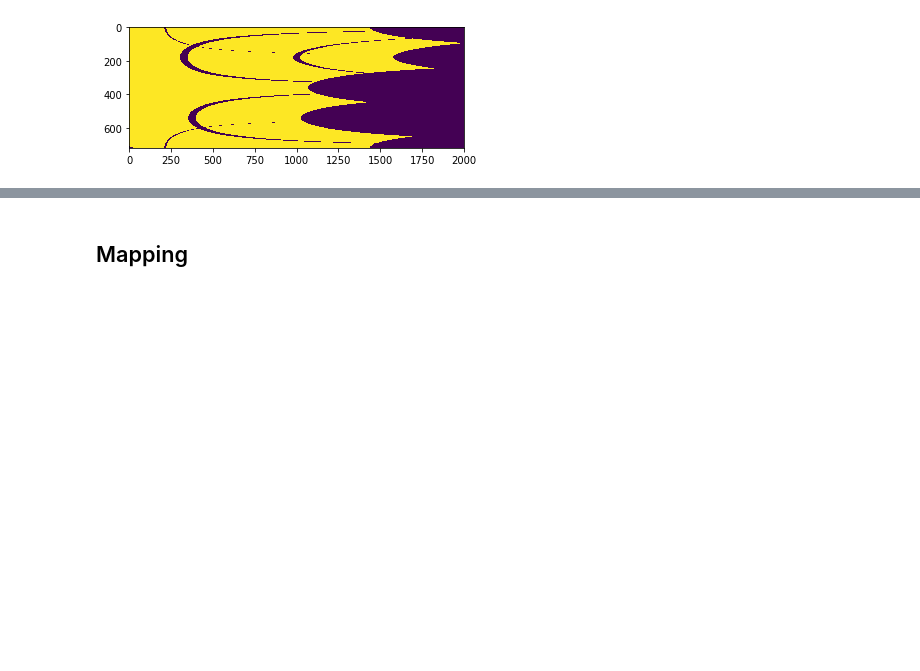
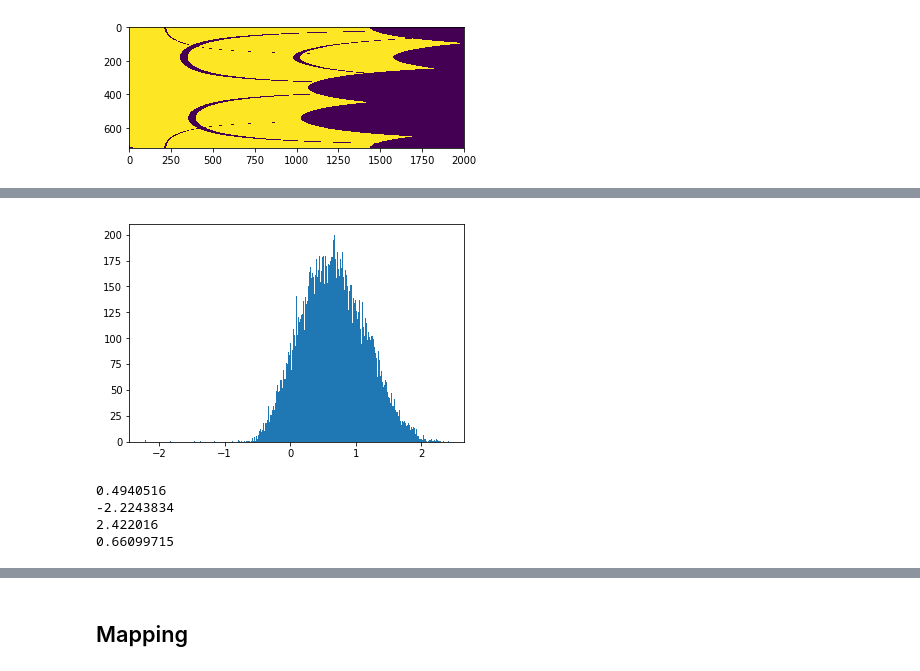
Before and after one commit to savilova/lab-xrda, a Jupyter notebook: Mapping.ipynb, the cells around one changed output, grey strips where cells are left out. Saved outputs shown, nothing was run; the diff lists cells and outputs as text; code cells hidden in the pictures; blank space fills up the shorter version.

```diff
--- a/Mapping.ipynb
+++ b/Mapping.ipynb
@@ -129,0 +135,35 @@ max_ROI_chi = 720
+# %%
+file_num = '71'
+file = h5py.File(file_num+"profiles.hdf5", "r")
+data = file['data']
+q_set = np.load('q.npy')
+map_width = int(data.shape[0]**0.5)
+# %%
+inv_map_data = np.zeros((map_width,map_width), dtype=np.float32)
+# %%
+q_set = q_set[100:]
+
+for i in range(data.shape[0]):
+    profile = data[i]
+    x = int(i%map_width)
+    y = int(i//map_width)
+
+
+    profile = profile[100:]
+    base = np.linspace(profile[0], profile[-200], profile.shape[0])
+
+    inv_map_data[y, x]=scipy.integrate.trapz((profile-base)*q_set*q_set, q_set)
+# %%
+flat = inv_map_data.flatten()
+plt.hist(flat, bins = 300)
+plt.show()
+print(np.std(flat))
+print(np.amin(flat))
+print(np.amax(flat))
+print(np.mean(flat))
+# %% [output]
+[figure, added]
+0.4940516
+-2.2243834
+2.422016
+0.66099715
```
Also changed, not shown: parts of 18 cells of this notebook.
